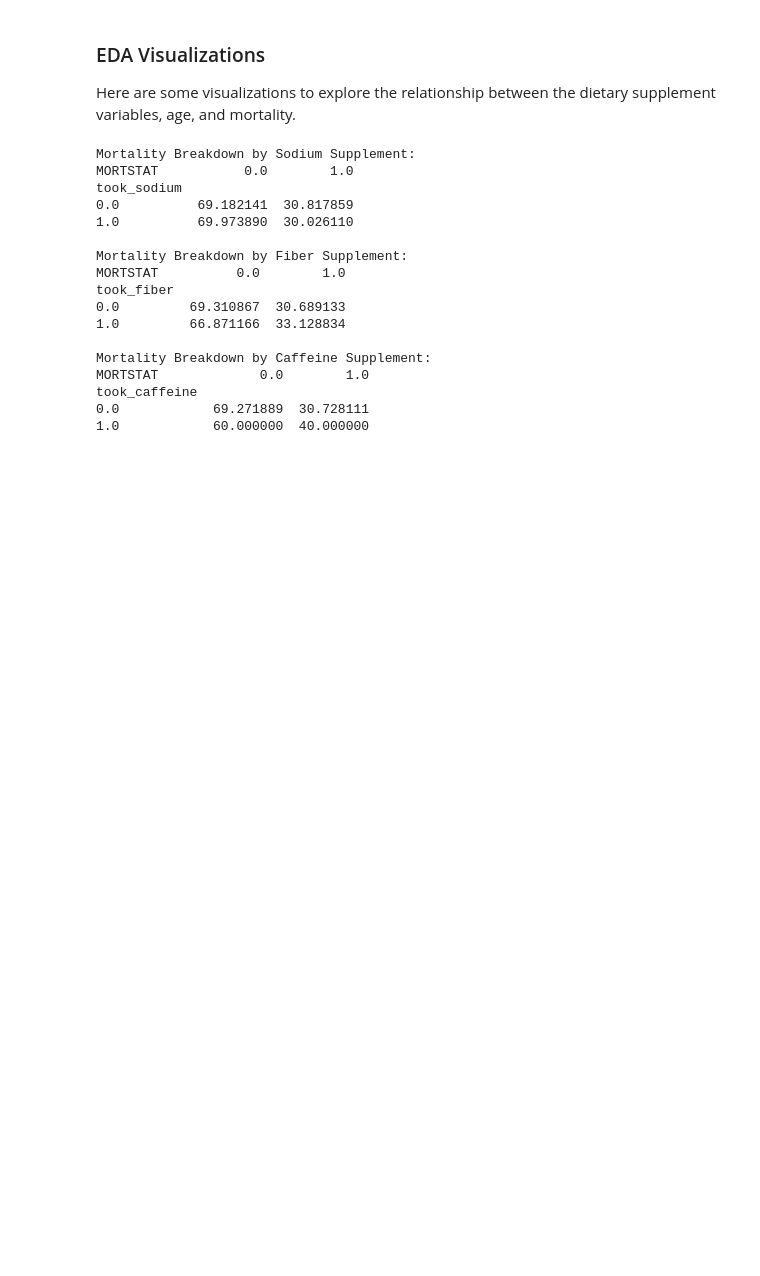
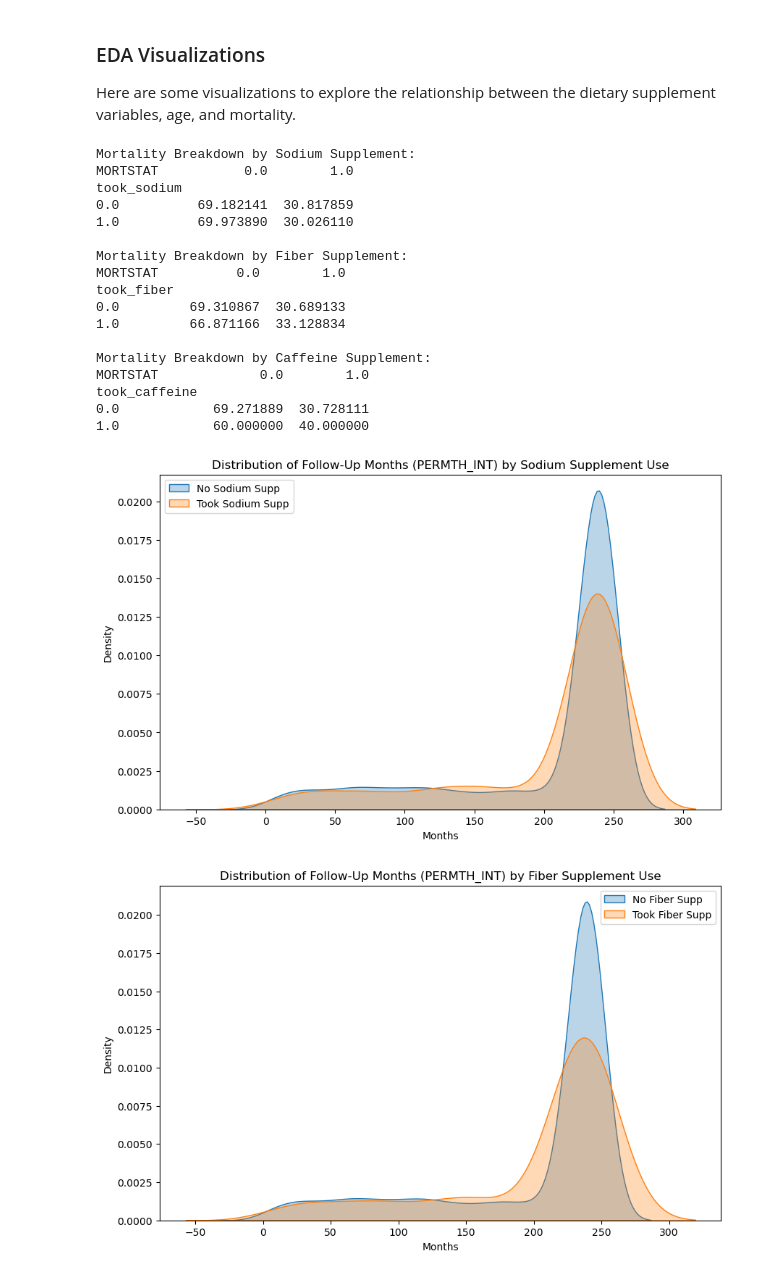
Before and after one commit to ZachEklund/Project_1, a Jupyter notebook: project_1_bsds.ipynb, the cells around one changed output. Saved outputs shown, nothing was run; the diff lists cells and outputs as text; code cells hidden in the pictures; blank space fills up the shorter version.

Commit message:
Update NHANES analysis: Cleaned follow-up data and updated plots

```diff
--- a/project_1_bsds.ipynb
+++ b/project_1_bsds.ipynb
@@ -142,31 +142,87 @@ Here are some visualizations to explore the relationship between the dietary sup
 import matplotlib.pyplot as plt
 import seaborn as sns
 
 # 1. Contingency Tables (Cross-tabs)
-# Let's look at the raw percentages of mortality based on supplement usage
 print('Mortality Breakdown by Sodium Supplement:')
 print(pd.crosstab(df['took_sodium'], df['MORTSTAT'], normalize='index') * 100)
 print('')
 print('Mortality Breakdown by Fiber Supplement:')
 print(pd.crosstab(df['took_fiber'], df['MORTSTAT'], normalize='index') * 100)
 print('')
 print('Mortality Breakdown by Caffeine Supplement:')
 print(pd.crosstab(df['took_caffeine'], df['MORTSTAT'], normalize='index') * 100)
+
+# 2. Conditional Kernel Densities
+plt.figure(figsize=(10, 6))
+sns.kdeplot(data=df[df['took_sodium'] == 0], x='PERMTH_INT', label='No Sodium Supp', fill=True, alpha=0.3)
+sns.kdeplot(data=df[df['took_sodium'] == 1], x='PERMTH_INT', label='Took Sodium Supp', fill=True, alpha=0.3)
+plt.title('Distribution of Follow-Up Months (PERMTH_INT) by Sodium Supplement Use')
+plt.xlabel('Months')
+plt.ylabel('Density')
+plt.legend()
+plt.show()
+
+plt.figure(figsize=(10, 6))
+sns.kdeplot(data=df[df['took_fiber'] == 0], x='PERMTH_INT', label='No Fiber Supp', fill=True, alpha=0.3)
+sns.kdeplot(data=df[df['took_fiber'] == 1], x='PERMTH_INT', label='Took Fiber Supp', fill=True, alpha=0.3)
+plt.title('Distribution of Follow-Up Months (PERMTH_INT) by Fiber Supplement Use')
+plt.xlabel('Months')
+plt.ylabel('Density')
+plt.legend()
+plt.show()
+
+plt.figure(figsize=(10, 6))
+sns.kdeplot(data=df[df['took_caffeine'] == 0], x='PERMTH_INT', label='No Caffeine Supp', fill=True, alpha=0.3)
+sns.kdeplot(data=df[df['took_caffeine'] == 1], x='PERMTH_INT', label='Took Caffeine Supp', fill=True, alpha=0.3)
+plt.title('Distribution of Follow-Up Months (PERMTH_INT) by Caffeine Supplement Use')
+plt.xlabel('Months')
+plt.ylabel('Density')
+plt.legend()
+plt.show()
+
+# 3. Categorical Box Plots (Age Profiles)
+plt.figure(figsize=(12, 5))
+
+plt.subplot(1, 3, 1)
+sns.boxplot(data=df, x='took_sodium', y='RIDAGEEX', palette='Set2')
+plt.title("Age vs Sodium Supp")
+
+plt.subplot(1, 3, 2)
+sns.boxplot(data=df, x='took_fiber', y='RIDAGEEX', palette='Set2')
+plt.title("Age vs Fiber Supp")
+
+plt.subplot(1, 3, 3)
+sns.boxplot(data=df, x='took_caffeine', y='RIDAGEEX', palette='Set2')
+plt.title("Age vs Caffeine Supp")
+
+plt.tight_layout()
+plt.show()
+
+# 4. Correlation Matrix of the numeric predictors
+corr_vars = ['took_sodium', 'took_caffeine', 'took_fiber', 'RIDAGEEX', 'PERMTH_INT']
+corr_matrix = df[corr_vars].corr()
+
+plt.figure(figsize=(8, 6))
+sns.heatmap(corr_matrix, annot=True, cmap='coolwarm', fmt=".2f", vmin=-1, vmax=1)
+plt.title("Correlation Matrix")
+plt.show()
 # %% [output]
 Mortality Breakdown by Sodium Supplement:
 MORTSTAT           0.0        1.0
 took_sodium
 0.0          69.182141  30.817859
 1.0          69.973890  30.026110
 
 Mortality Breakdown by Fiber Supplement:
 MORTSTAT          0.0        1.0
 took_fiber
 0.0         69.310867  30.689133
 1.0         66.871166  33.128834
 
 Mortality Breakdown by Caffeine Supplement:
 MORTSTAT             0.0        1.0
 took_caffeine
 0.0            69.271889  30.728111
 1.0            60.000000  40.000000
+[figure, added]
+[figure, added]
```
Also changed, not shown: parts of 10 cells of this notebook.
